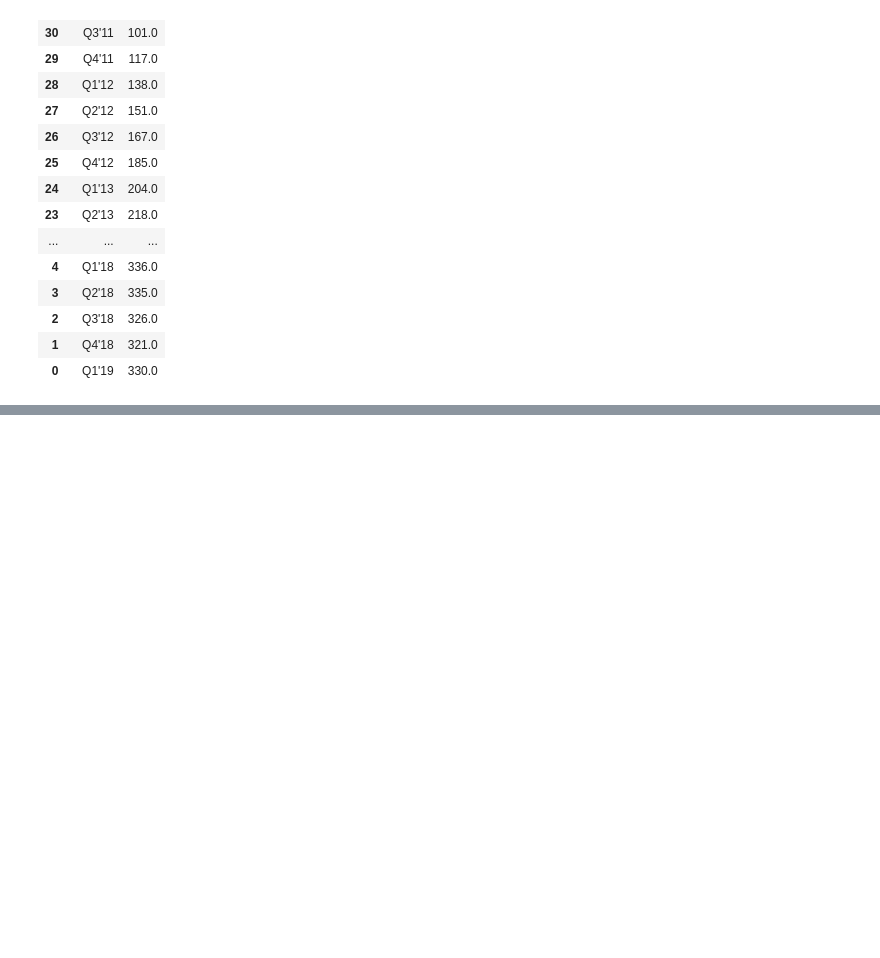
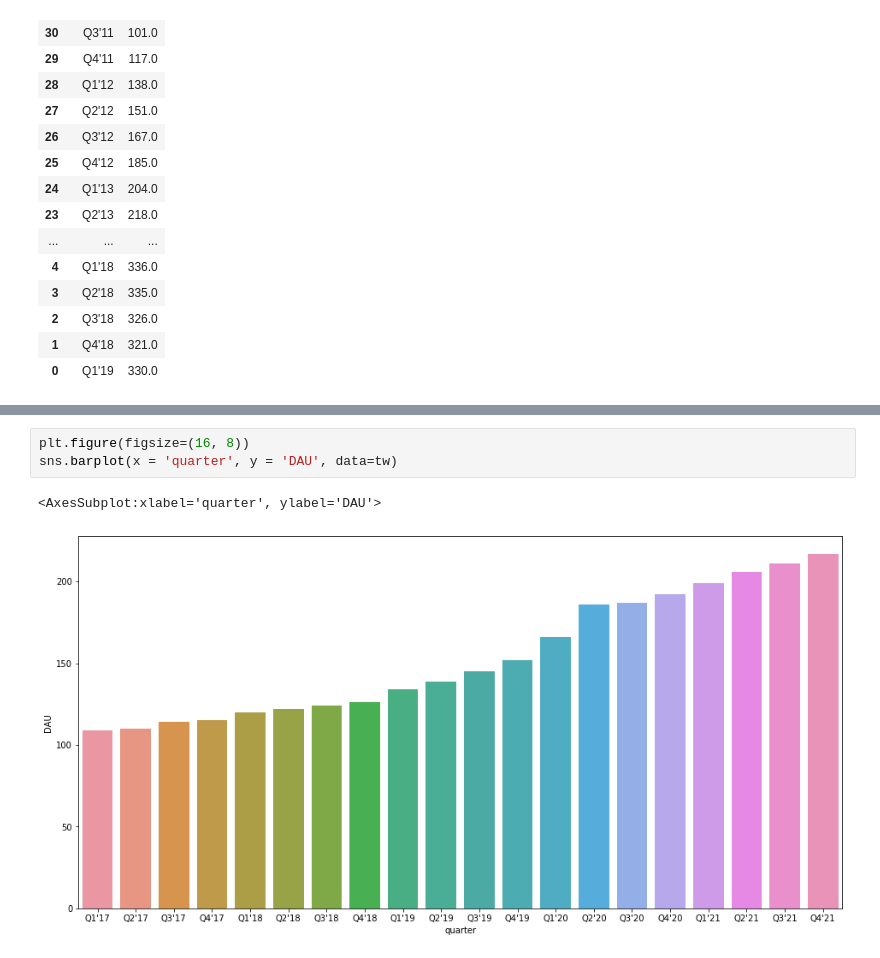
Before and after one commit to DhanushR24/A-study-On-Social-Media-Measurement-Using-Customer-Segmentation-Approach, a Jupyter notebook: visualize.ipynb, the cells around one changed output, grey strips where cells are left out. Saved outputs shown, nothing was run; the diff lists cells and outputs as text; blank space fills up the shorter version.

```diff
--- a/visualize.ipynb
+++ b/visualize.ipynb
@@ -67,0 +70,6 @@ sns.barplot(x = 'quarter', y = 'DAU', data=fb)
+# %%
+plt.figure(figsize=(16, 8))
+sns.barplot(x = 'quarter', y = 'DAU', data=tw)
+# %% [output]
+<AxesSubplot:xlabel='quarter', ylabel='DAU'>
+[figure, added]
```
Also changed, not shown: parts of 4 cells of this notebook, 1 other file.
